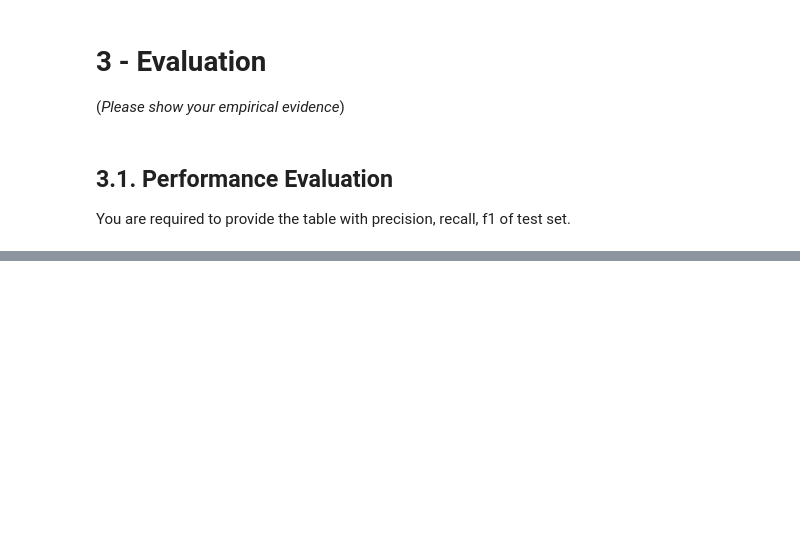
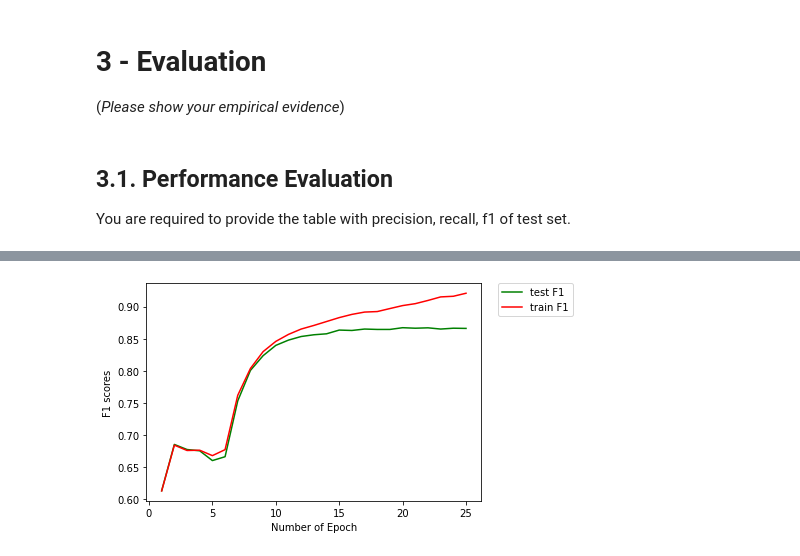
Before and after one commit to JohnnyPeng123/NLP-USYD, a Jupyter notebook: JPEN6856_COMP5046_Ass1.ipynb, the cells around one changed output, grey strips where cells are left out. Drawn from its saved outputs; the diff is of its cells as text; code cells hidden in the pictures; blank space fills up the shorter version.

```diff
--- a/JPEN6856_COMP5046_Ass1.ipynb
+++ b/JPEN6856_COMP5046_Ass1.ipynb
@@ -335,2 +980,36 @@ NameError: ignored
+# %%
+####################################
+######## Run This Cell #########
+####################################
+
+import numpy as np
+import torch.optim as optim
+import torch.nn as nn
+import torch.nn.functional as F
+
+# Please assign values to these variables by using other variables (instead of hard code)
+n_input = trained_word_embeddings.shape[1] + trained_character_embeddings.shape[1]
+
+#Please decide the hyperparameters here by yourself
+n_hidden = 128
+total_epoch = 20
+learning_rate = 0.001
+shown_interval = 1
+
+class Sentiment_Model(nn.Module):
+    def __init__(self):
+        super(Sentiment_Model, self).__init__()
+        self.lstm = nn.LSTM(n_input, n_hidden, num_layers=1, batch_first =True, bidirectional=True)
+        self.linear = nn.Linear(n_hidden * 2,1)
+        self.dropout = nn.Dropout(0.05)
+        self.sigmoid = nn.Sigmoid()
+
+
+    def forward(self, x):
+        x,_ = self.lstm(x)
+        x = self.linear(x[:,-1,:])
+        x = self.dropout(x)
+        x = self.sigmoid(x)
+        return x
 # %% [markdown]
 ### 2.3.3. Train Sequence Model
@@ -368,0 +1303,12 @@ You are required to provide the table with precision, recall, f1 of test set.
+# %%
+import matplotlib as matplot
+epoch_num = np.array(range(1,26))
+matplot.pyplot.plot(epoch_num,np.array(f1_list_test),color="green",label="test F1")
+matplot.pyplot.plot(epoch_num,np.array(f1_list_train),color="red",label="train F1")
+matplot.pyplot.xlabel("Number of Epoch")
+matplot.pyplot.ylabel("F1 scores")
+matplot.pyplot.legend(bbox_to_anchor=(1.05, 1), loc='upper left', borderaxespad=0.)
+
+matplot.pyplot.show()
+# %% [output]
+[figure, added]
```
Also changed, not shown: parts of 85 cells of this notebook.
